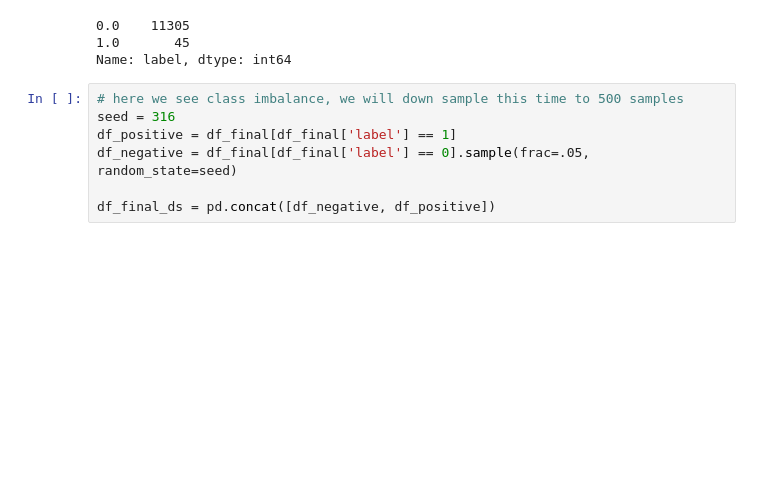
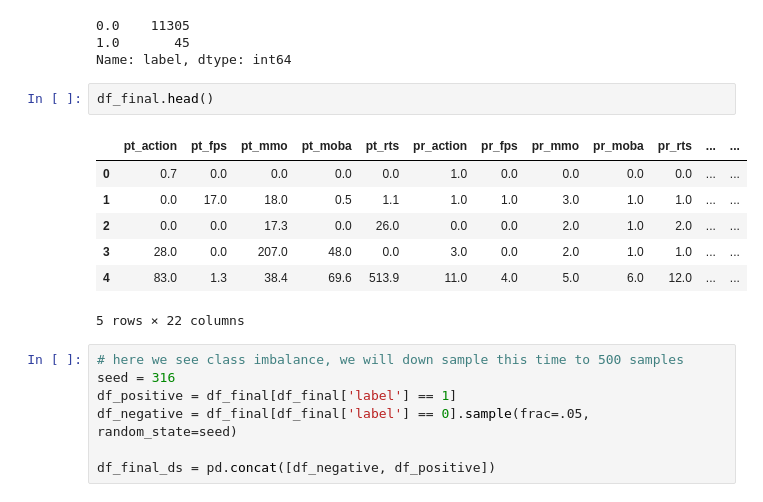
Before and after one commit to henryjcheng/nexon_game_recommendation, a Jupyter notebook: potential_player.ipynb, the cells around one changed output. Cells and saved outputs as stored; diff of their text form; blank space fills up the shorter version.

```diff
--- a/potential_player.ipynb
+++ b/potential_player.ipynb
@@ -181,6 +181,16 @@ print(df_final['label'].value_counts())
 0.0    11305
 1.0       45
 Name: label, dtype: int64
+# %%
+df_final.head()
+# %% [output]
+|  | pt_action | pt_fps | pt_mmo | pt_moba | pt_rts | pr_action | pr_fps | pr_mmo | pr_moba | pr_rts | ... | ... |
+| 0 | 0.7 | 0.0 | 0.0 | 0.0 | 0.0 | 1.0 | 0.0 | 0.0 | 0.0 | 0.0 | ... | ... |
+| 1 | 0.0 | 17.0 | 18.0 | 0.5 | 1.1 | 1.0 | 1.0 | 3.0 | 1.0 | 1.0 | ... | ... |
+| 2 | 0.0 | 0.0 | 17.3 | 0.0 | 26.0 | 0.0 | 0.0 | 2.0 | 1.0 | 2.0 | ... | ... |
+| 3 | 28.0 | 0.0 | 207.0 | 48.0 | 0.0 | 3.0 | 0.0 | 2.0 | 1.0 | 1.0 | ... | ... |
+| 4 | 83.0 | 1.3 | 38.4 | 69.6 | 513.9 | 11.0 | 4.0 | 5.0 | 6.0 | 12.0 | ... | ... |
+5 rows × 22 columns
 # %%
 # here we see class imbalance, we will down sample this time to 500 samples
 seed = 316
```
Also changed, not shown: parts of 2 cells of this notebook.
